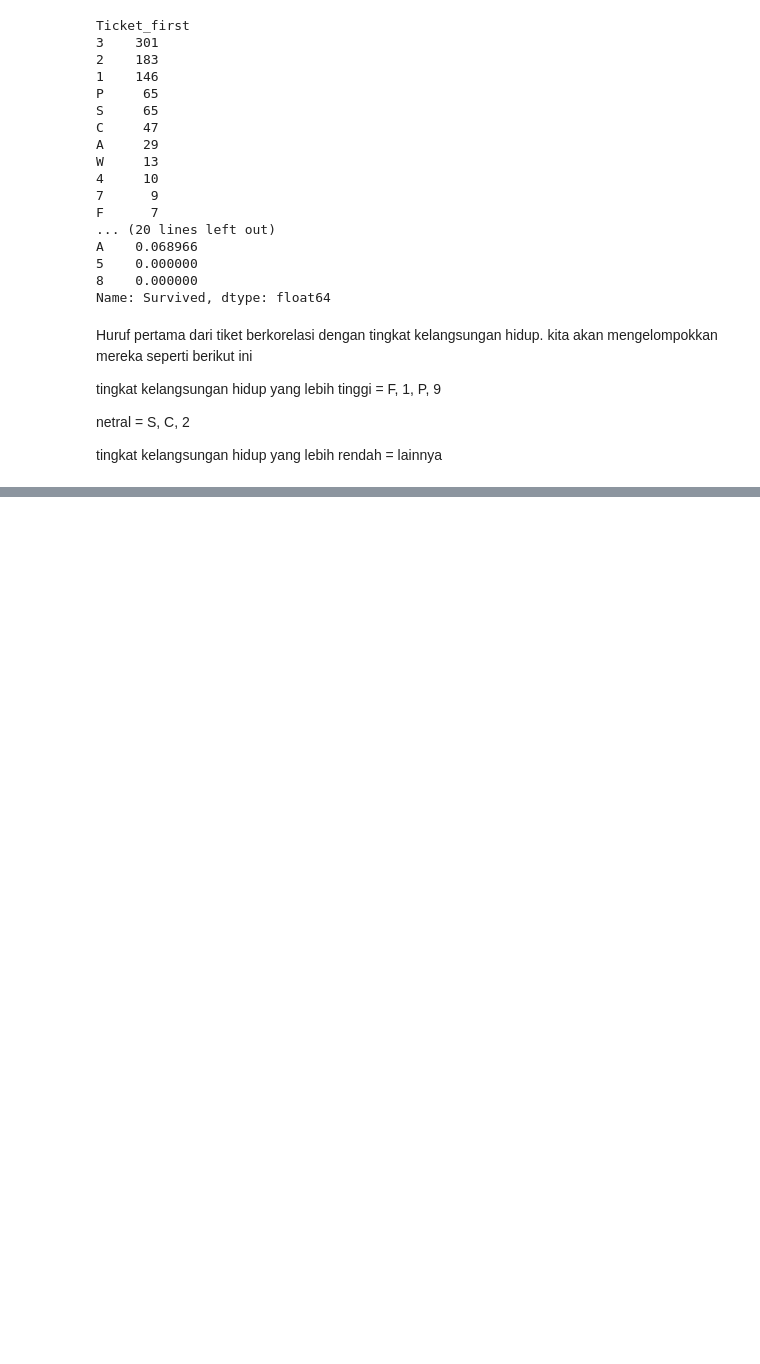
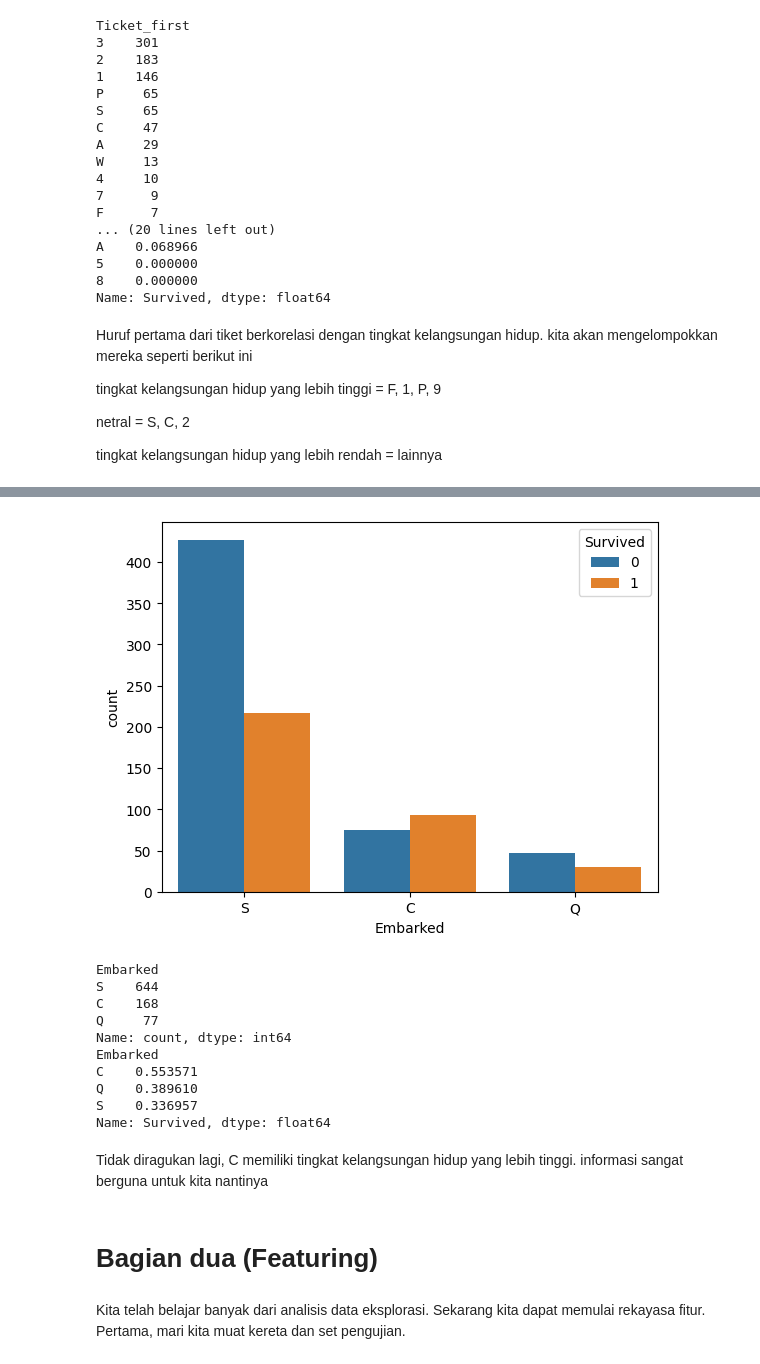
Before and after one commit to ihyaulumuddin044/machineLearning, a Jupyter notebook: titanic_prediction.ipynb, the cells around one changed output, grey strips where cells are left out. Saved outputs shown, nothing was run; the diff lists cells and outputs as text; code cells hidden in the pictures; blank space fills up the shorter version.

```diff
--- a/titanic_prediction.ipynb
+++ b/titanic_prediction.ipynb
@@ -362,0 +406,16 @@ tingkat kelangsungan hidup yang lebih rendah = lainnya
+# %%
+  # Menampilkan informasi unik di kolom Cabin (Kabin)
+
+print(train["Cabin"].unique())
+
+#  Ambil huruf pertama dari Kabin
+
+train["Cabin_first"] = train["Cabin"].apply(lambda x: str(x)[0])
+
+#  Menampilkan jumlah nilai cetak huruf pertama
+
+print(train["Cabin_first"].value_counts())
+
+#  Tingkat kelangsungan hidup huruf pertama Kabin
+
+print(train.groupby("Cabin_first")["Survived"].mean().sort_values(ascending=False))
@@ -362,0 +460,28 @@ tingkat kelangsungan hidup yang lebih rendah = lainnya
+# %%
+# membuat diagram countplot
+sns.countplot(x="Embarked", hue="Survived", data=train)
+plt.show()
+
+# menampilkan jumlah
+print(train["Embarked"].value_counts())
+
+# jumlah penumpang yang selamat untuk setipa pelayaran
+print(train["Survived"].groupby(train["Embarked"]).mean())
+# %% [output]
+[figure, added]
+Embarked
+S    644
+C    168
+Q     77
+Name: count, dtype: int64
+Embarked
+C    0.553571
+Q    0.389610
+S    0.336957
+Name: Survived, dtype: float64
+# %% [markdown]
+Tidak diragukan lagi, C memiliki tingkat kelangsungan hidup yang lebih tinggi. informasi sangat berguna untuk kita nantinya
+# %% [markdown]
+# Bagian dua (Featuring)
+# %% [markdown]
+Kita telah belajar banyak dari analisis data eksplorasi. Sekarang kita dapat memulai rekayasa fitur. Pertama, mari kita muat kereta dan set pengujian.
```
Also changed, not shown: parts of 12 cells of this notebook.
